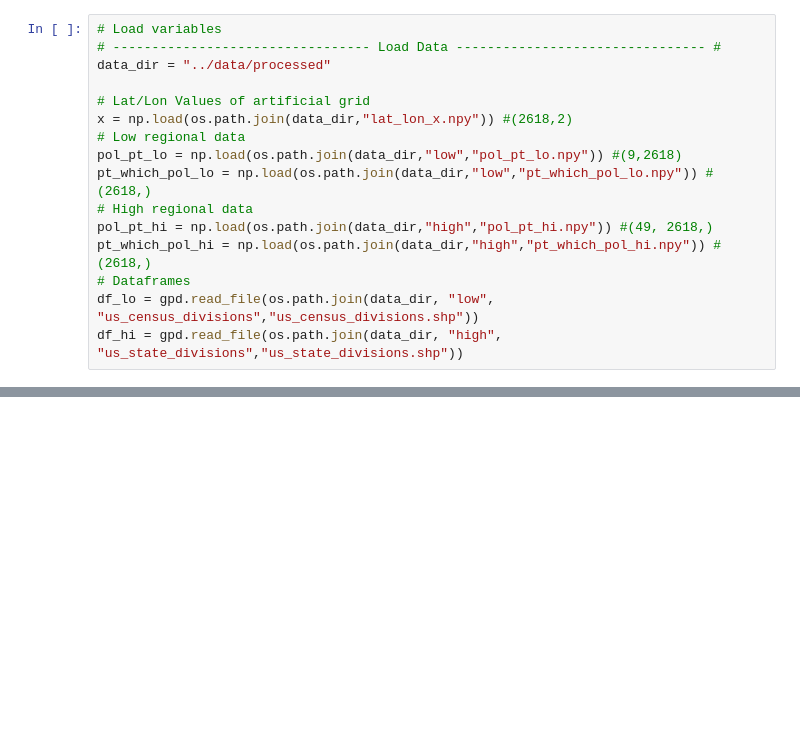
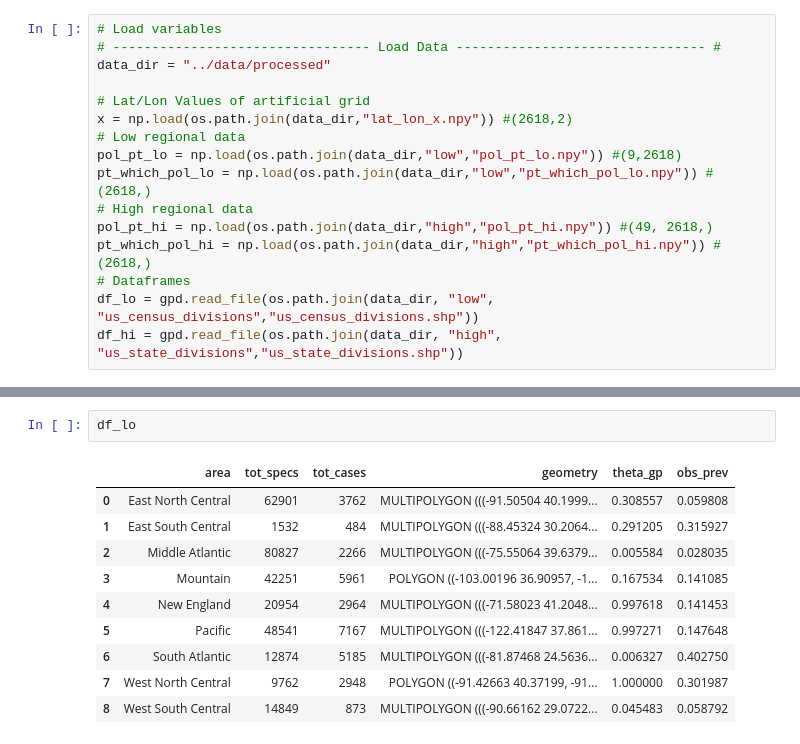
Before and after one commit to imantha-das/Lo2Hi-IV-Est-AggVAE, a Jupyter notebook: notebooks/aggGP_infer.ipynb, the cells around one changed output, grey strips where cells are left out. Saved outputs shown, nothing was run; the diff lists cells and outputs as text; blank space fills up the shorter version.

```diff
--- a/notebooks/aggGP_infer.ipynb
+++ b/notebooks/aggGP_infer.ipynb
@@ -66,0 +156,13 @@ NameError: name 'end' is not defined
+# %%
+df_lo
+# %% [output]
+|  | area | tot_specs | tot_cases | geometry | theta_gp | obs_prev |
+| 0 | East North Central | 62901 | 3762 | MULTIPOLYGON (((-91.50504 40.1999... | 0.308557 | 0.059808 |
+| 1 | East South Central | 1532 | 484 | MULTIPOLYGON (((-88.45324 30.2064... | 0.291205 | 0.315927 |
+| 2 | Middle Atlantic | 80827 | 2266 | MULTIPOLYGON (((-75.55064 39.6379... | 0.005584 | 0.028035 |
+| 3 | Mountain | 42251 | 5961 | POLYGON ((-103.00196 36.90957, -1... | 0.167534 | 0.141085 |
+| 4 | New England | 20954 | 2964 | MULTIPOLYGON (((-71.58023 41.2048... | 0.997618 | 0.141453 |
+| 5 | Pacific | 48541 | 7167 | MULTIPOLYGON (((-122.41847 37.861... | 0.997271 | 0.147648 |
+| 6 | South Atlantic | 12874 | 5185 | MULTIPOLYGON (((-81.87468 24.5636... | 0.006327 | 0.402750 |
+| 7 | West North Central | 9762 | 2948 | POLYGON ((-91.42663 40.37199, -91... | 1.000000 | 0.301987 |
+| 8 | West South Central | 14849 | 873 | MULTIPOLYGON (((-90.66162 29.0722... | 0.045483 | 0.058792 |
```
Also changed, not shown: parts of 19 cells of this notebook, 3 other files.
